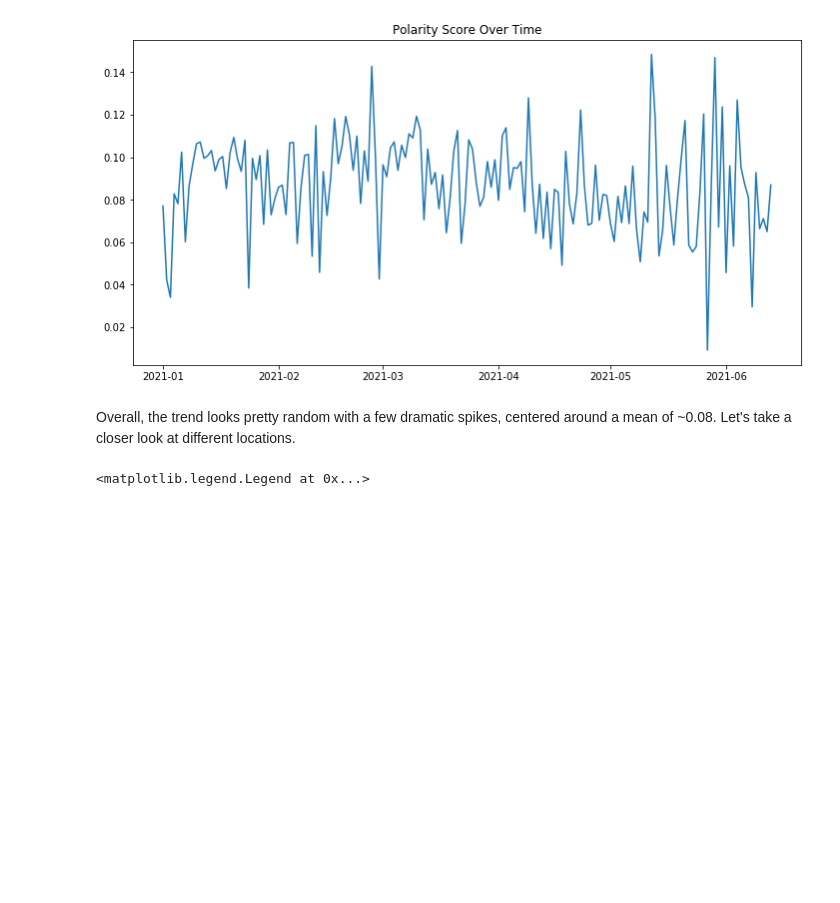
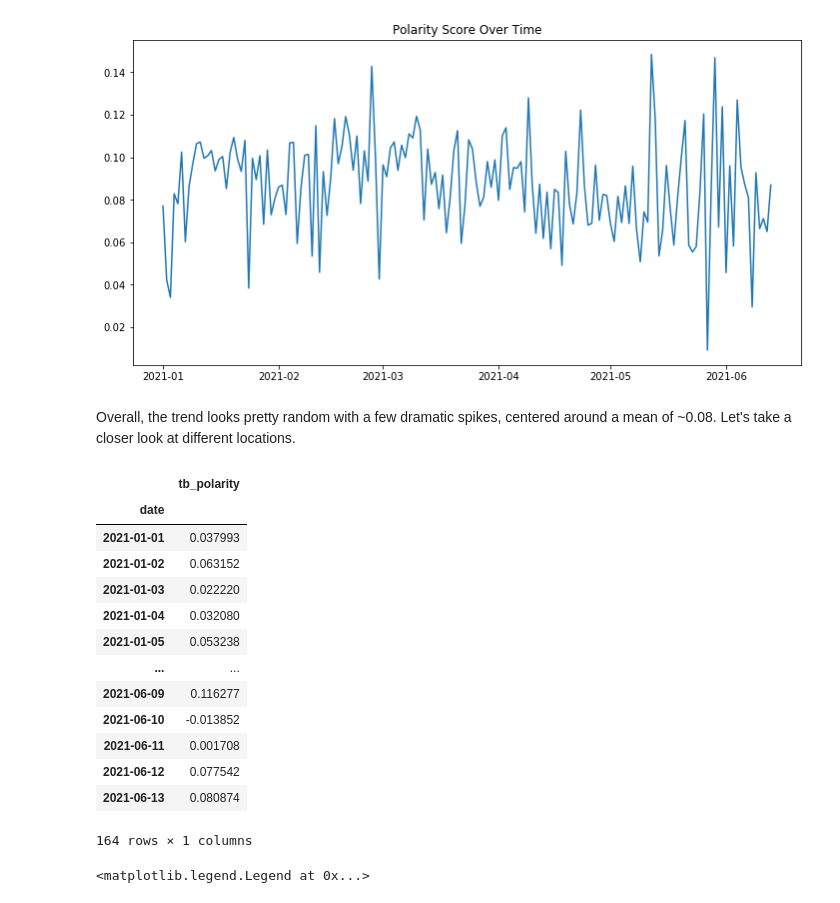
Before and after one commit to christisarv/2021-covid-vaccine-analysis, a Jupyter notebook: Twitter Sentiment Evaluation.ipynb, the cells around one changed output. Drawn from its saved outputs; the diff is of its cells as text; code cells hidden in the pictures; blank space fills up the shorter version.

```diff
--- a/Twitter Sentiment Evaluation.ipynb
+++ b/Twitter Sentiment Evaluation.ipynb
@@ -298,6 +306,23 @@ hou_sent = sent_by_location(df, 'houston')
 chi_sent = sent_by_location(df, 'chicago')
 nyc_sent = sent_by_location(df, 'nyc')
 la_sent = sent_by_location(df, 'la')
+# %%
+la_sent
+# %% [output]
+|  | tb_polarity |
+| date |  |
+| 2021-01-01 | 0.037993 |
+| 2021-01-02 | 0.063152 |
+| 2021-01-03 | 0.022220 |
+| 2021-01-04 | 0.032080 |
+| 2021-01-05 | 0.053238 |
+| ... | ... |
+| 2021-06-09 | 0.116277 |
+| 2021-06-10 | -0.013852 |
+| 2021-06-11 | 0.001708 |
+| 2021-06-12 | 0.077542 |
+| 2021-06-13 | 0.080874 |
+164 rows × 1 columns
 # %%
 fig = plt.figure(figsize=(10, 8))
 plt.plot(nyc_sent, label='New York', color='red')
```
Also changed, not shown: parts of 20 cells of this notebook, 4 other files.
